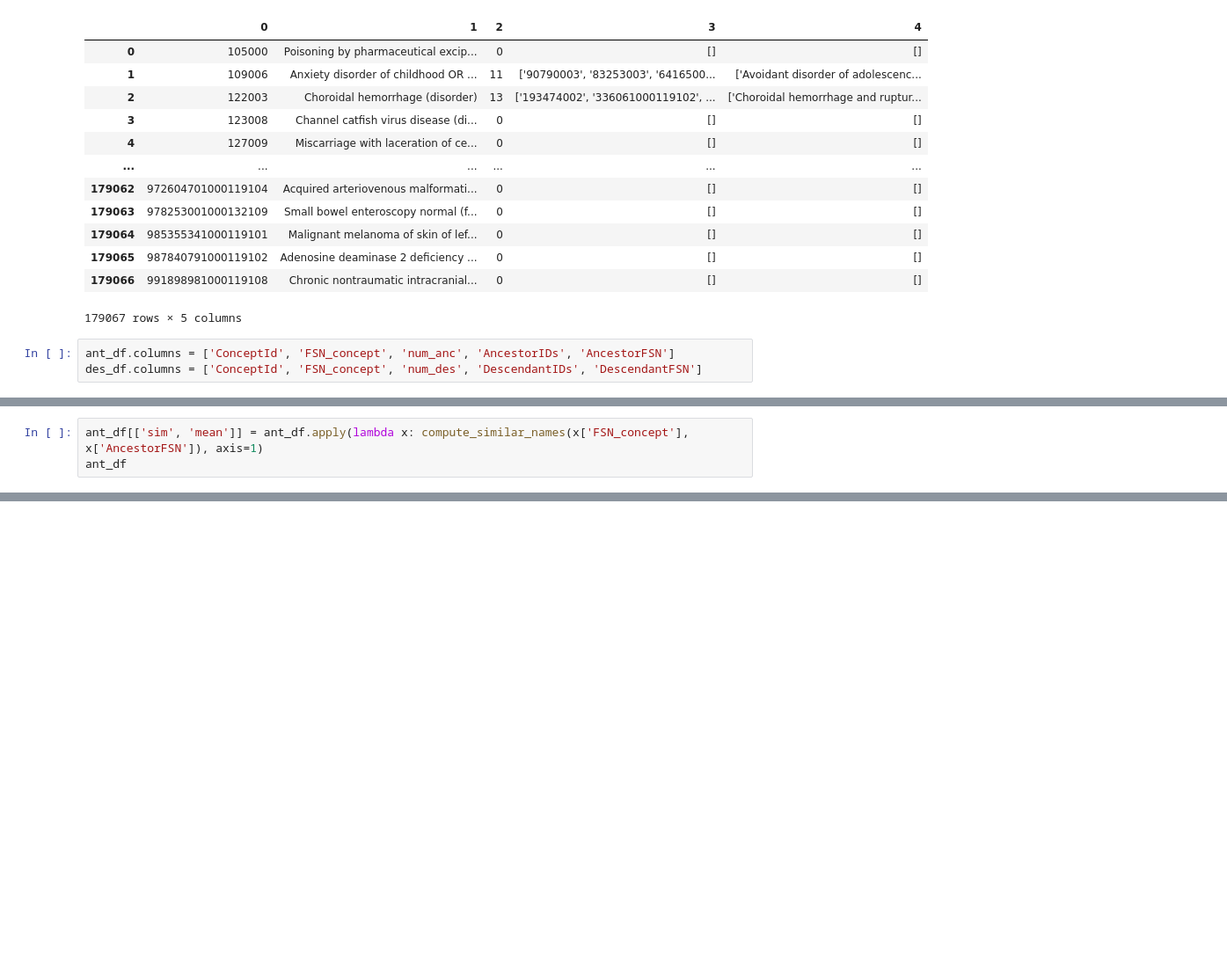
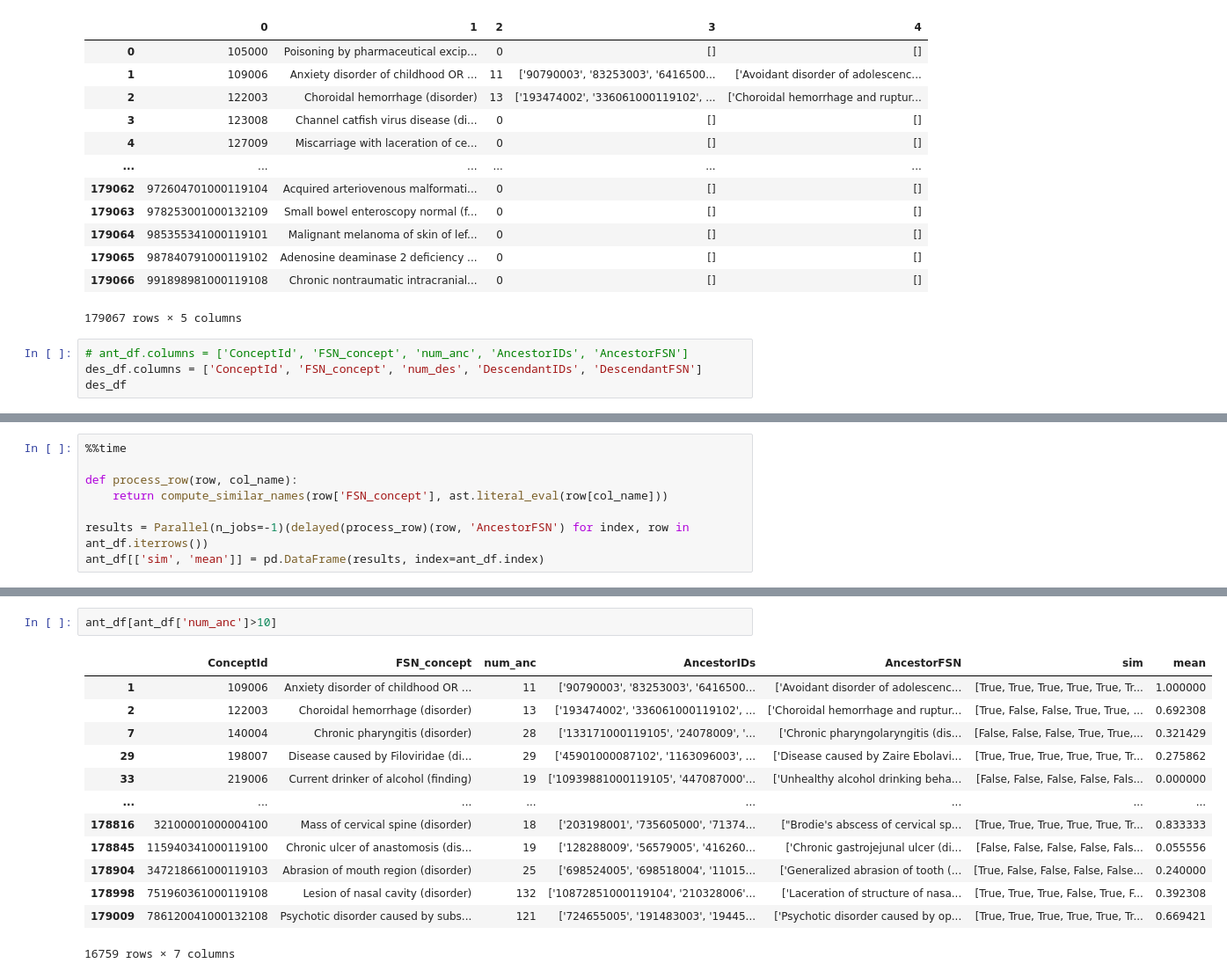
Before and after one commit to ainatersol/snomedct-neo4j, a Jupyter notebook: neo4j-connect.ipynb, the cells around one changed output, grey strips where cells are left out. Shown at 88% size. Drawn from its saved outputs; the diff is of its cells as text; blank space fills up the shorter version.

```diff
--- a/neo4j-connect.ipynb
+++ b/neo4j-connect.ipynb
@@ -145,5 +145,6 @@ ant_df
 | 179066 | 991898981000119108 | Chronic nontraumatic intracranial... | 0 | [] | [] |
 179067 rows × 5 columns
 # %%
-ant_df.columns = ['ConceptId', 'FSN_concept', 'num_anc', 'AncestorIDs', 'AncestorFSN']
+# ant_df.columns = ['ConceptId', 'FSN_concept', 'num_anc', 'AncestorIDs', 'AncestorFSN']
 des_df.columns = ['ConceptId', 'FSN_concept', 'num_des', 'DescendantIDs', 'DescendantFSN']
+des_df
@@ -174,5 +189,2 @@ compute_similar_names('aina tersol', ['aina', 'aina goes to schol'])
 # %% [output]
 ([True, True], 1.0)
-# %%
-ant_df[['sim', 'mean']] = ant_df.apply(lambda x: compute_similar_names(x['FSN_concept'], x['AncestorFSN']), axis=1)
-ant_df
@@ -181,0 +191,8 @@ des_df
+# %%
+%%time
+
+def process_row(row, col_name):
+    return compute_similar_names(row['FSN_concept'], ast.literal_eval(row[col_name]))
+
+results = Parallel(n_jobs=-1)(delayed(process_row)(row, 'AncestorFSN') for index, row in ant_df.iterrows())
+ant_df[['sim', 'mean']] = pd.DataFrame(results, index=ant_df.index)
@@ -181,0 +202,16 @@ des_df
+# %%
+ant_df[ant_df['num_anc']>10]
+# %% [output]
+|  | ConceptId | FSN_concept | num_anc | AncestorIDs | AncestorFSN | sim | mean |
+| 1 | 109006 | Anxiety disorder of childhood OR ... | 11 | ['90790003', '83253003', '6416500... | ['Avoidant disorder of adolescenc... | [True, True, True, True, True, Tr... | 1.000000 |
+| 2 | 122003 | Choroidal hemorrhage (disorder) | 13 | ['193474002', '336061000119102', ... | ['Choroidal hemorrhage and ruptur... | [True, False, False, True, True, ... | 0.692308 |
+| 7 | 140004 | Chronic pharyngitis (disorder) | 28 | ['133171000119105', '24078009', '... | ['Chronic pharyngolaryngitis (dis... | [False, False, False, True, True,... | 0.321429 |
+| 29 | 198007 | Disease caused by Filoviridae (di... | 29 | ['45901000087102', '1163096003', ... | ['Disease caused by Zaire Ebolavi... | [True, True, True, True, True, Tr... | 0.275862 |
+| 33 | 219006 | Current drinker of alcohol (finding) | 19 | ['10939881000119105', '447087000'... | ['Unhealthy alcohol drinking beha... | [False, False, False, False, Fals... | 0.000000 |
+| ... | ... | ... | ... | ... | ... | ... | ... |
+| 178816 | 32100001000004100 | Mass of cervical spine (disorder) | 18 | ['203198001', '735605000', '71374... | ["Brodie's abscess of cervical sp... | [True, True, True, True, True, Tr... | 0.833333 |
+| 178845 | 115940341000119100 | Chronic ulcer of anastomosis (dis... | 19 | ['128288009', '56579005', '416260... | ['Chronic gastrojejunal ulcer (di... | [False, False, False, False, Fals... | 0.055556 |
+| 178904 | 347218661000119103 | Abrasion of mouth region (disorder) | 25 | ['698524005', '698518004', '11015... | ['Generalized abrasion of tooth (... | [True, False, False, False, False... | 0.240000 |
+| 178998 | 751960361000119108 | Lesion of nasal cavity (disorder) | 132 | ['10872851000119104', '210328006'... | ['Laceration of structure of nasa... | [True, True, True, False, True, F... | 0.392308 |
+| 179009 | 786120041000132108 | Psychotic disorder caused by subs... | 121 | ['724655005', '191483003', '19445... | ['Psychotic disorder caused by op... | [True, True, True, True, True, Tr... | 0.669421 |
+16759 rows × 7 columns
```
Also changed, not shown: parts of 9 cells of this notebook.
